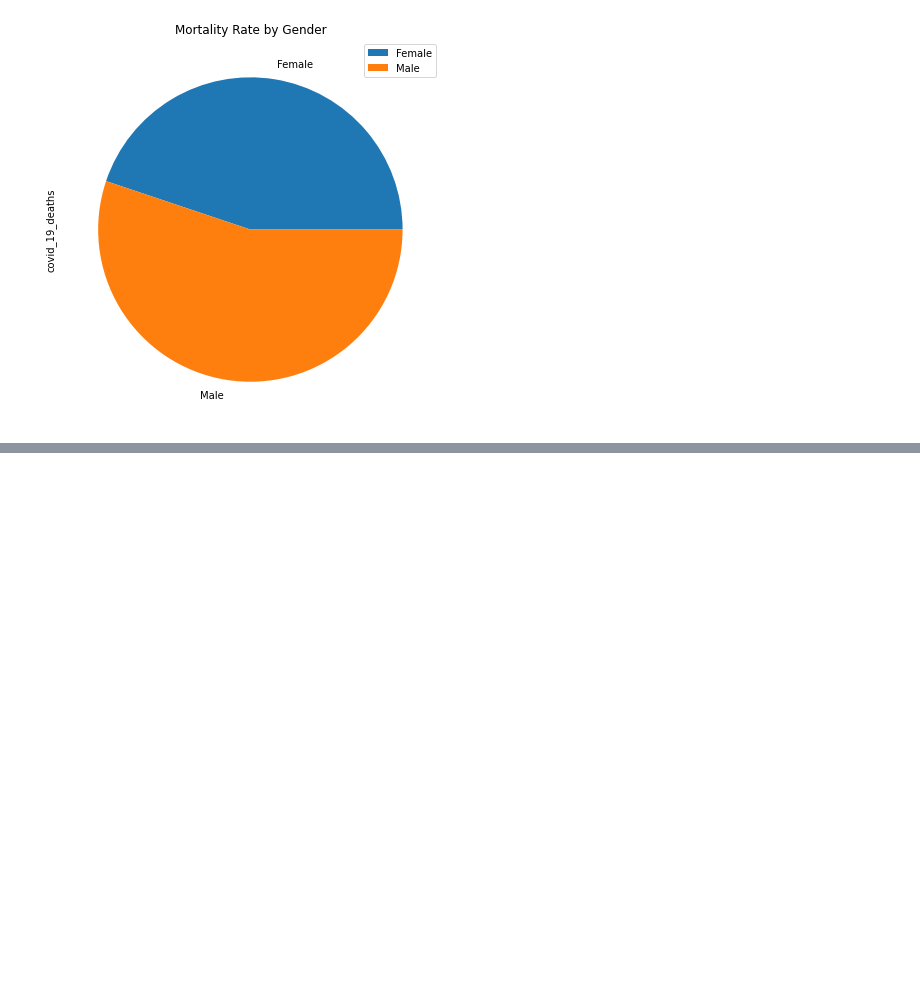
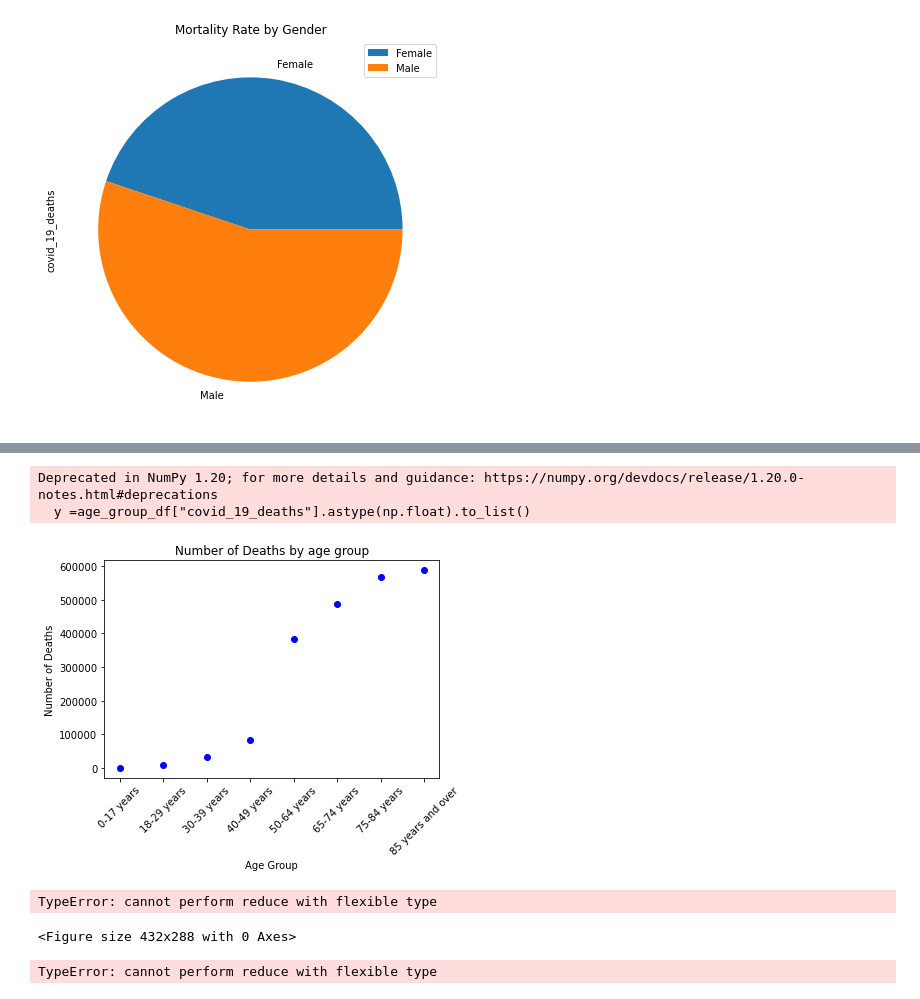
Before and after one commit to AlexanderLorin/Project-1-MKFG, a Jupyter notebook: Binning_Covid_file1.ipynb, the cells around one changed output, grey strips where cells are left out. Cells and saved outputs as stored; diff of their text form; code cells hidden in the pictures; blank space fills up the shorter version.

```diff
--- a/Binning_Covid_file1.ipynb
+++ b/Binning_Covid_file1.ipynb
@@ -205,3 +196,63 @@ KeyError: 'generation'
+# %%
+#Mortality rate by age group - Data for scatter plot
+
+x =age_group_df.index.tolist()
+y =age_group_df["covid_19_deaths"].astype(np.float).to_list()
+
+plt.plot(x, y, 'o', color='blue');
+
+plt.xticks(rotation = 45)
+plt.ylabel("Number of Deaths")
+plt.xlabel("Age Group")
+plt.title("Number of Deaths by age group")
+# Show graphic
+plt.show()
+plt.savefig("/Users/karlarobles/Desktop/DataViz/DataViz/Project-1-MKFG/mkfg_figures/Numberofdeathsbyagegroupscatter.png")
+
+#(slope, intercept, rvalue, pvalue, stderr) = stats.linregress(x, y)
+
+# Repeat plotting scatter and linear model for year versus murder rate
+y = age_group_df["covid_19_deaths"]
+m_slope, m_int, m_r, m_p, m_std_err = stats.linregress(x, y)
+m_fit = m_slope * x + m_int
+plt.scatter(x, y)
+plt.plot(x,m_fit,"--")
+plt.xticks(x, rotation=90)
+plt.xlabel('age_group_df')
+plt.ylabel('')
+plt.show()
+
+# Get regression values
+regress_values = x * slope + intercept
+print(regress_values)
+
+# Create line equation string
+line_eq = "y = " + str(round(slope,2)) + "x +" + str(round(intercept,2))
+print(line_eq)
+
+plt.plot(x,regress_values,"r-")
+# %% [output]
+Deprecated in NumPy 1.20; for more details and guidance: https://numpy.org/devdocs/release/1.20.0-notes.html#deprecations
+  y =age_group_df["covid_19_deaths"].astype(np.float).to_list()
+[figure, added]
+TypeError: cannot perform reduce with flexible type
+<Figure size 432x288 with 0 Axes>
+# %%
+x =age_group_df.index.tolist()
+y =age_group_df["covid_19_deaths"].astype(float).to_list()
+
+
+y = age_group_df["covid_19_deaths"]
+m_slope, m_int, m_r, m_p, m_std_err = stats.linregress(x, y)
+m_fit = m_slope * x + m_int
+plt.scatter(x, y)
+plt.plot(x,m_fit,"--")
+plt.xticks(x, rotation=90)
+plt.xlabel('age_group_df')
+plt.ylabel('jgk')
+plt.show()
+# %% [output]
+TypeError: cannot perform reduce with flexible type
 # %%
 #Mortality By state - Data horizontal bar graph
 state_df=new_df.groupby(by=["state"]).sum()
```
Also changed, not shown: parts of 15 cells of this notebook, 3 other files.
